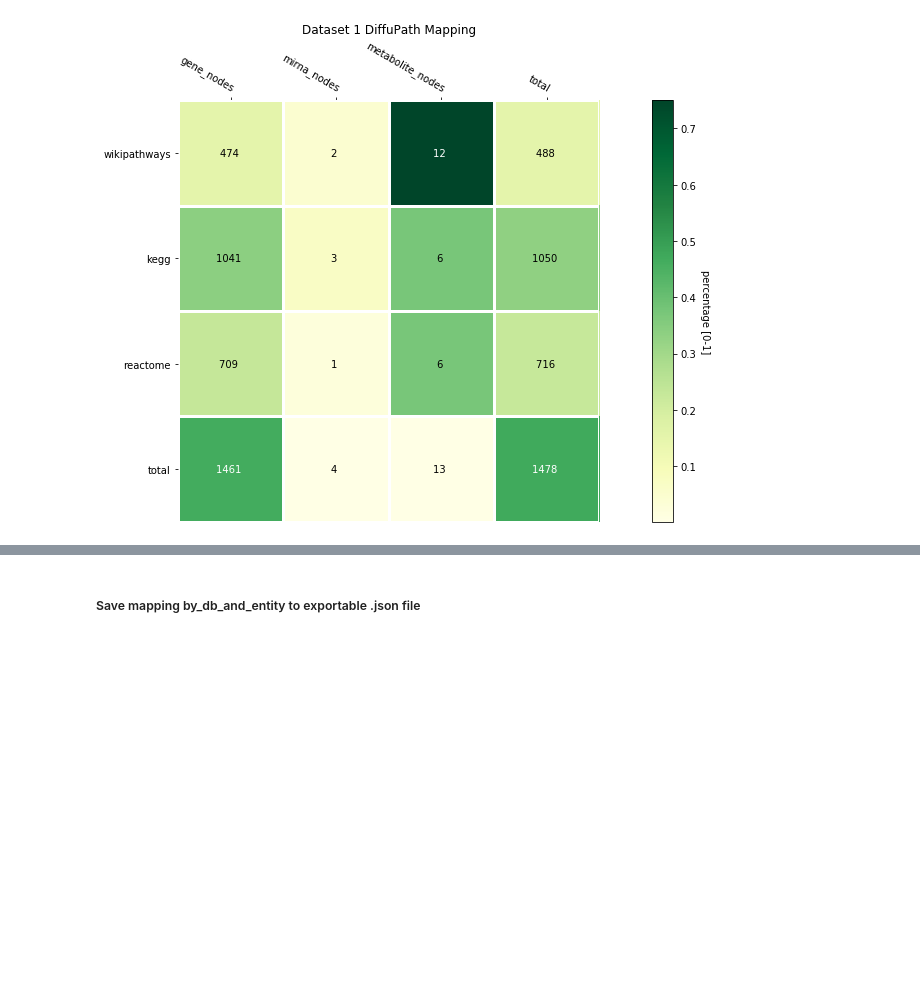
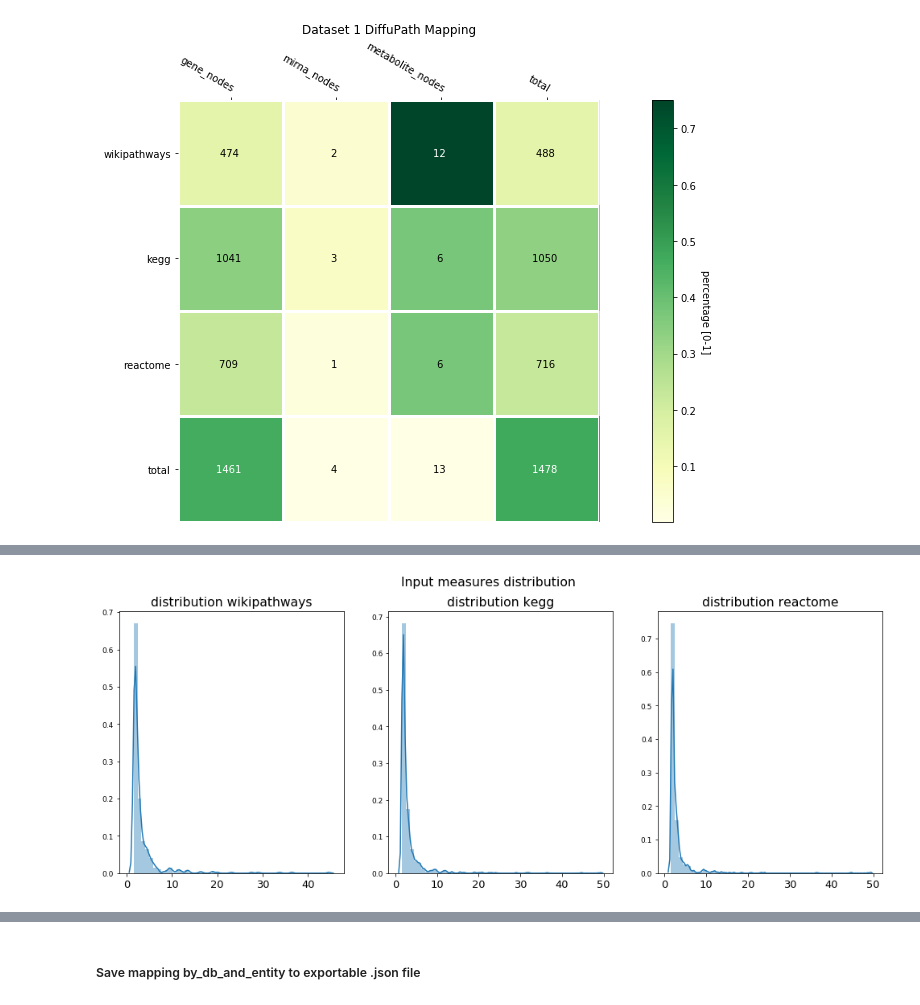
Before and after one commit to multipaths/Results, a Jupyter notebook: notebooks/processing_datasets/dataset_1.ipynb, the cells around one changed output, grey strips where cells are left out. Cells and saved outputs as stored; diff of their text form; code cells hidden in the pictures; blank space fills up the shorter version.

Commit message:
Processing dataset update

```diff
--- a/notebooks/processing_datasets/dataset_1.ipynb
+++ b/notebooks/processing_datasets/dataset_1.ipynb
@@ -198,0 +222,5 @@ show_heatmap(count, percentage, db_labels, entity_labels, 'Dataset 1 DiffuPath M
+# %%
+mapping_by_database_absolute = process_input_data(mapping_by_database, absolute_value = True)
+show_distribution(mapping_by_database_absolute)
+# %% [output]
+[figure, added]
```
Also changed, not shown: parts of 12 cells of this notebook, 4 other files.
